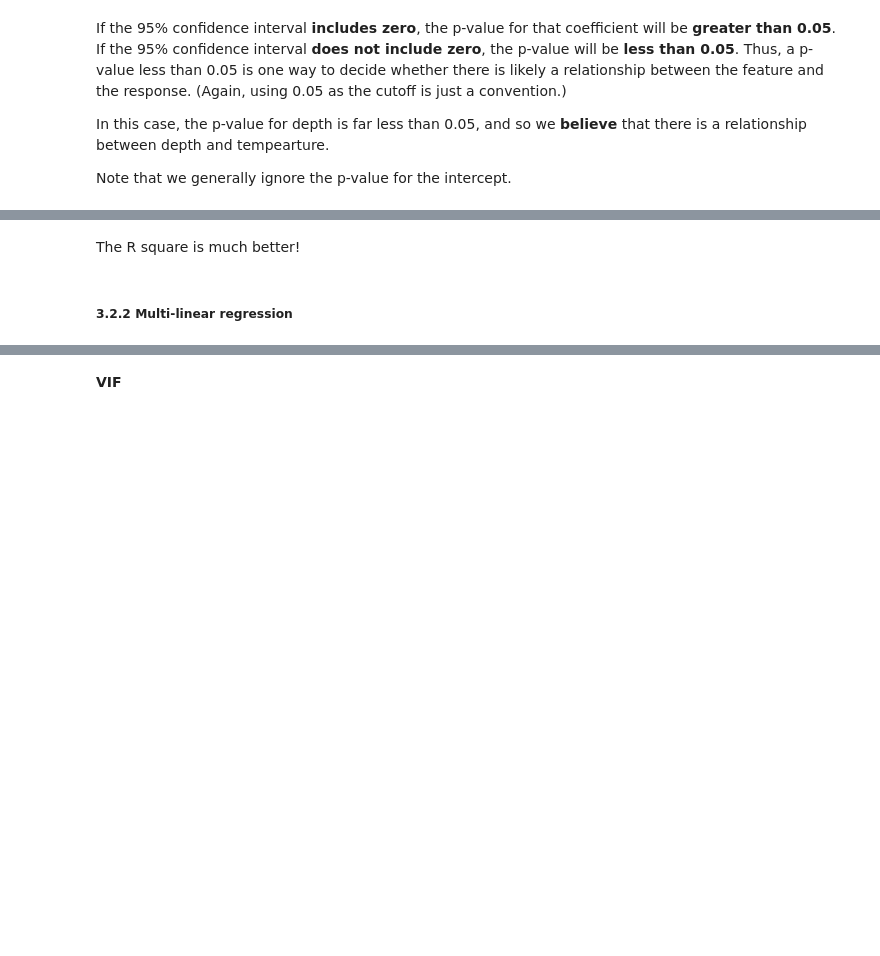
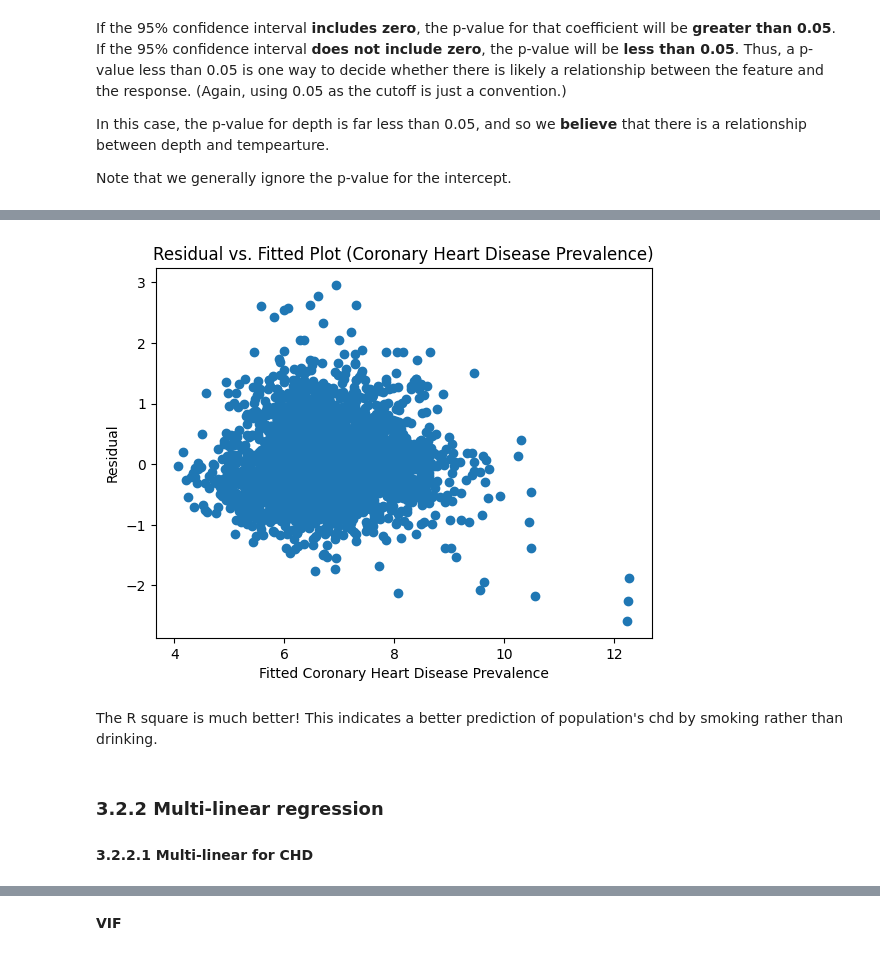
Before and after one commit to dereksgithub/cities_study_QM_Term_project, a Jupyter notebook: place_stat.ipynb, the cells around one changed output, grey strips where cells are left out. Cells and saved outputs as stored; diff of their text form; code cells hidden in the pictures; blank space fills up the shorter version.

```diff
--- a/place_stat.ipynb
+++ b/place_stat.ipynb
@@ -261,6 +286,17 @@ Notes:
+# %%
+# plot
+plt.scatter(reg_chd_smoking.fittedvalues, reg_chd_smoking.resid)
+# adding title and labels
+plt.xlabel('Fitted Coronary Heart Disease Prevalence')
+plt.ylabel('Residual')
+plt.title('Residual vs. Fitted Plot (Coronary Heart Disease Prevalence)')
+plt.show()
+# %% [output]
+[figure, added]
 # %% [markdown]
-The R square is much better!
+The R square is much better! This indicates a better prediction of population's chd by smoking rather than drinking.
 # %% [markdown]
-##### 3.2.2 Multi-linear regression
+### 3.2.2 Multi-linear regression
+#### 3.2.2.1 Multi-linear for CHD
 # %%
 # create a fitted model with all three features
```
Also changed, not shown: parts of 40 cells of this notebook.
